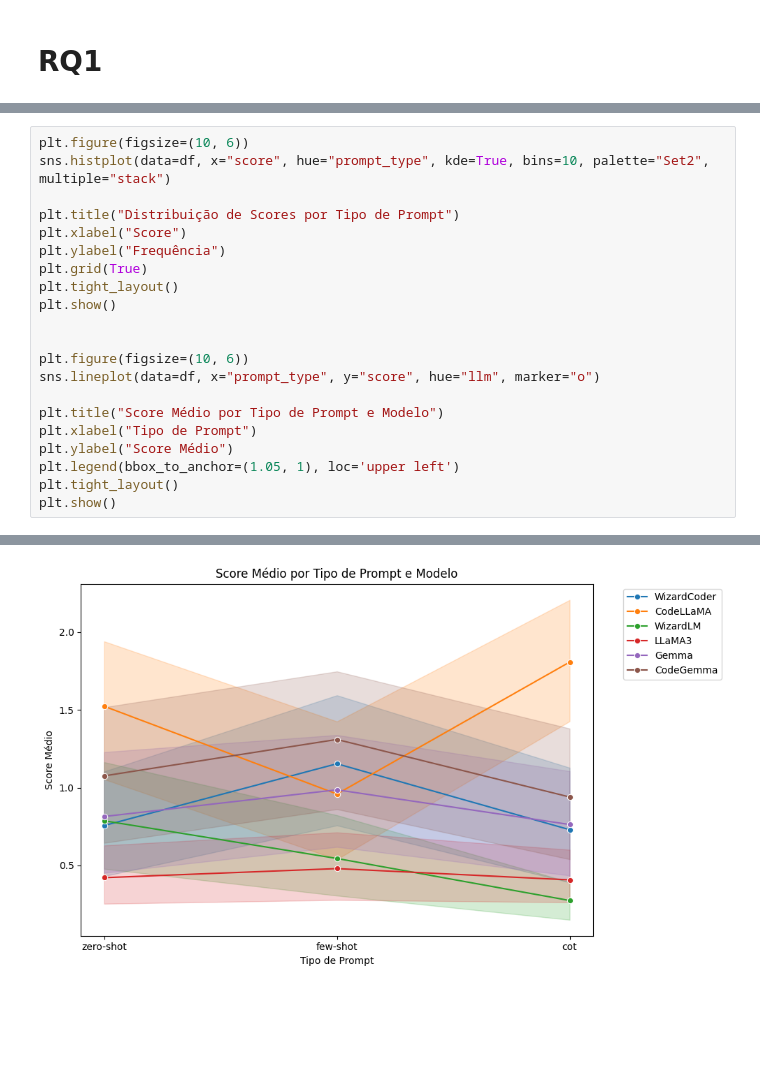
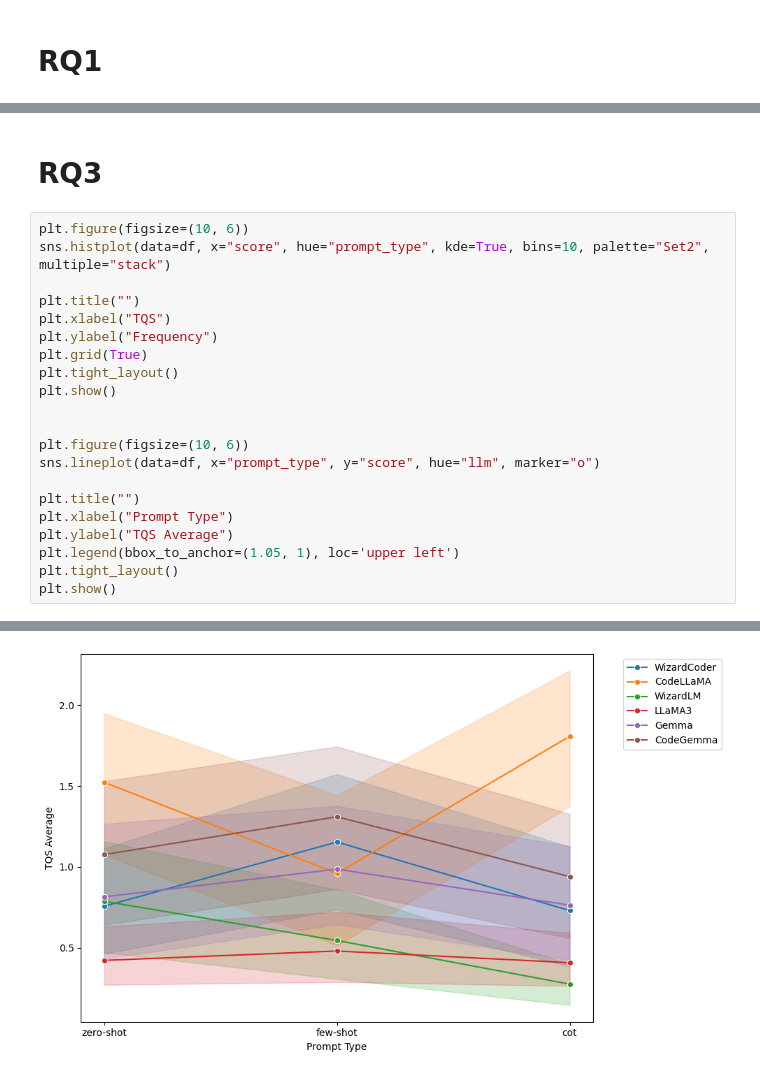
Before and after one commit to ovictorpa/testPilotAI, a Jupyter notebook: dataset/dashboard.ipynb, the cells around one changed output, grey strips where cells are left out. Drawn from its saved outputs; the diff is of its cells as text; blank space fills up the shorter version.

```diff
--- a/dataset/dashboard.ipynb
+++ b/dataset/dashboard.ipynb
@@ -195,10 +122,12 @@ Passing `palette` without assigning `hue` is deprecated and will be removed in v
+# %% [markdown]
+# RQ3
 # %%
 plt.figure(figsize=(10, 6))
 sns.histplot(data=df, x="score", hue="prompt_type", kde=True, bins=10, palette="Set2", multiple="stack")
 
-plt.title("Distribuição de Scores por Tipo de Prompt")
-plt.xlabel("Score")
-plt.ylabel("Frequência")
+plt.title("")
+plt.xlabel("TQS")
+plt.ylabel("Frequency")
 plt.grid(True)
 plt.tight_layout()
 plt.show()
@@ -207,9 +136,9 @@ plt.show()
 plt.figure(figsize=(10, 6))
 sns.lineplot(data=df, x="prompt_type", y="score", hue="llm", marker="o")
 
-plt.title("Score Médio por Tipo de Prompt e Modelo")
-plt.xlabel("Tipo de Prompt")
-plt.ylabel("Score Médio")
+plt.title("")
+plt.xlabel("Prompt Type")
+plt.ylabel("TQS Average")
 plt.legend(bbox_to_anchor=(1.05, 1), loc='upper left')
 plt.tight_layout()
 plt.show()
@@ -218 +147 @@ plt.show()
-[figure, old version]
+[figure, new version]
```
Also changed, not shown: parts of 10 cells of this notebook, 1 other file.
